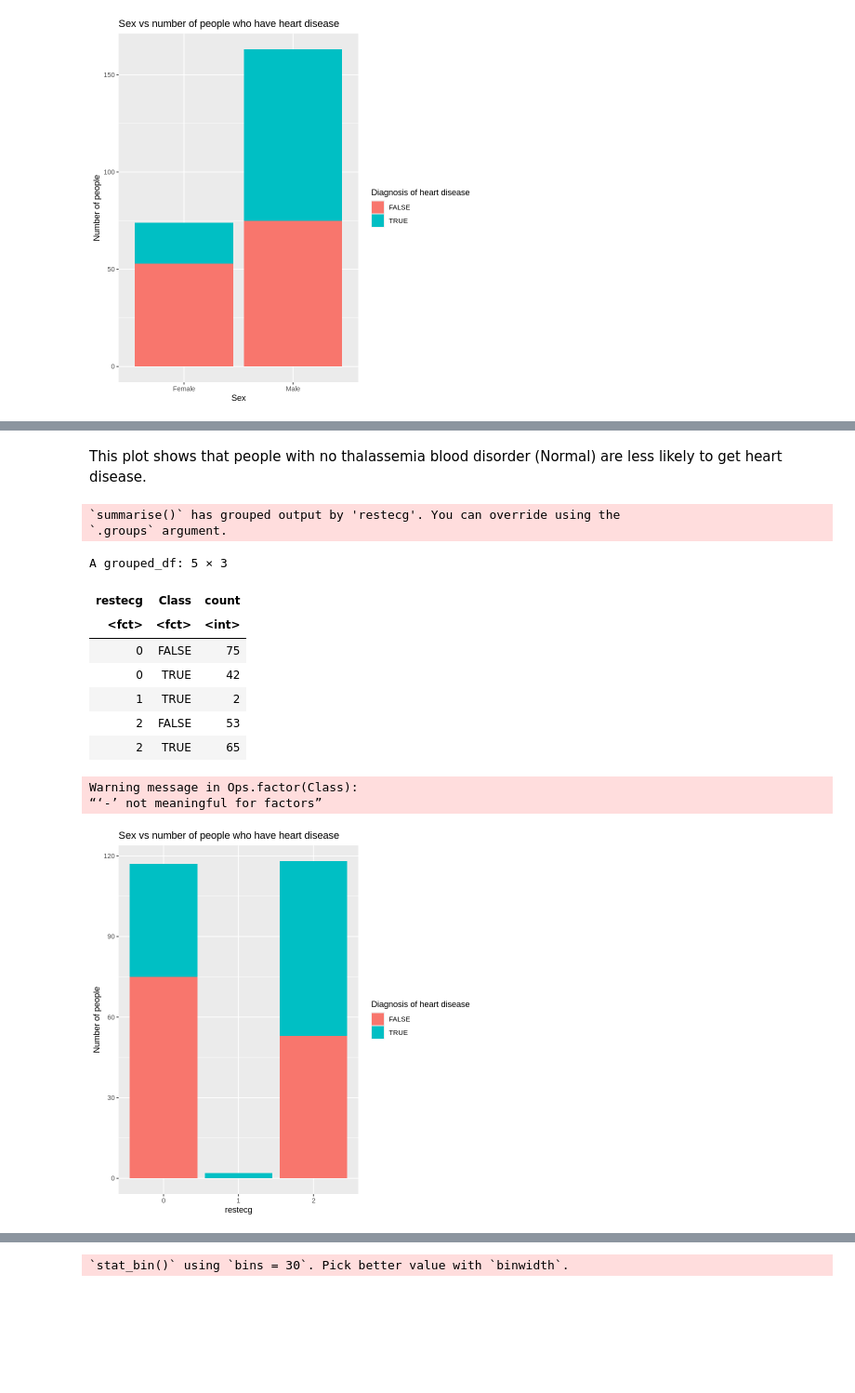
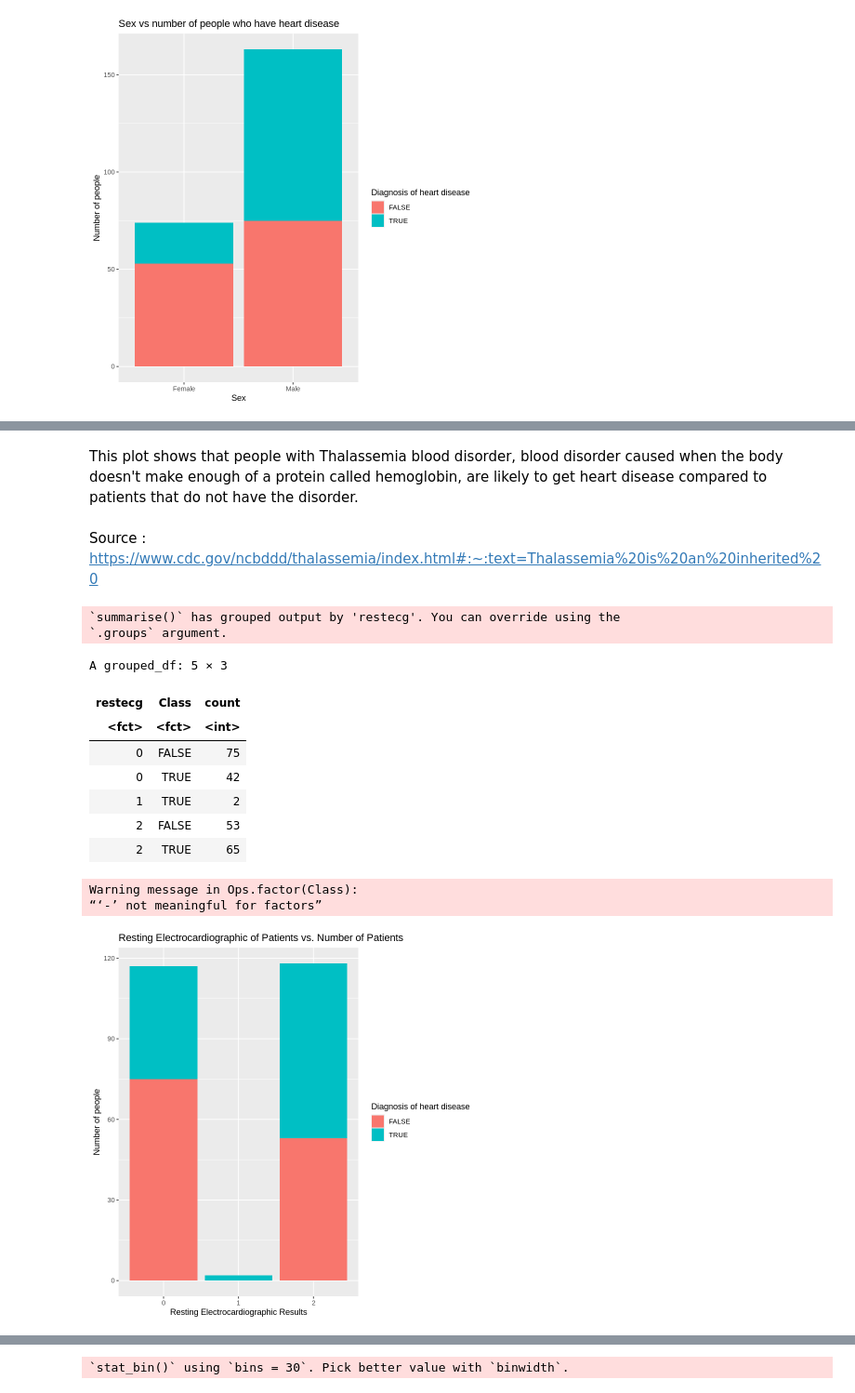
Before and after one commit to wtarit/dsci-100-project, a Jupyter notebook: group_report.ipynb, the cells around one changed output, grey strips where cells are left out. Shown at 93% size. Drawn from its saved outputs; the diff is of its cells as text; code cells hidden in the pictures; blank space fills up the shorter version.

Commit message:
Minor changes of labs
Changed some of the labs, added more text and fixed some grammar issues.

```diff
--- a/group_report.ipynb
+++ b/group_report.ipynb
@@ -163,29 +165,35 @@ Warning message in Ops.factor(Class):
 # %% [markdown]
-This plot shows that people with no thalassemia blood disorder (Normal) are less likely to get heart disease.
+This plot shows that people with Thalassemia blood disorder, blood disorder caused when the body doesn't make enough of a protein called hemoglobin, are likely to get heart disease compared to patients that do not have the disorder.
+# %% [markdown]
+Source : https://www.cdc.gov/ncbddd/thalassemia/index.html#:~:text=Thalassemia%20is%20an%20inherited%20
 # %%
 heart_disease_count_restecg <- heart_disease_train |>
     drop_na() |>
     group_by(restecg, Class) |>
     summarize(count = n()) |>
     mutate(restecg = as_factor(restecg))
+    mutate(Class = as_factor(num != 0)) |>
+
+
 heart_disease_count_restecg
+
 heart_disease_count_restecg_plot <- ggplot(heart_disease_count_restecg, aes(x = restecg, y=count, fill = Class, group = -Class)) +
     geom_bar(stat = "identity", position = "stack") +
-    labs(x = "restecg", y = "Number of people", fill = "Diagnosis of heart disease") +
-    ggtitle("Sex vs number of people who have heart disease")
+    labs(x = "Resting Electrocardiographic Results", y = "Number of people", fill = "Diagnosis of heart disease") +
+    ggtitle("Resting Electrocardiographic of Patients vs. Number of Patients") ## previously was sex vs. num of heart disease
 
 heart_disease_count_restecg_plot
 # %% [output]
 `summarise()` has grouped output by 'restecg'. You can override using the
 `.groups` argument.
 A grouped_df: 5 × 3
 | restecg | Class | count |
 | <fct> | <fct> | <int> |
 | 0 | FALSE | 75 |
 | 0 | TRUE | 42 |
 | 1 | TRUE | 2 |
 | 2 | FALSE | 53 |
 | 2 | TRUE | 65 |
 Warning message in Ops.factor(Class):
 “‘-’ not meaningful for factors”
-[figure, old version]
+[figure, new version]
```
Also changed, not shown: parts of 9 cells of this notebook.
